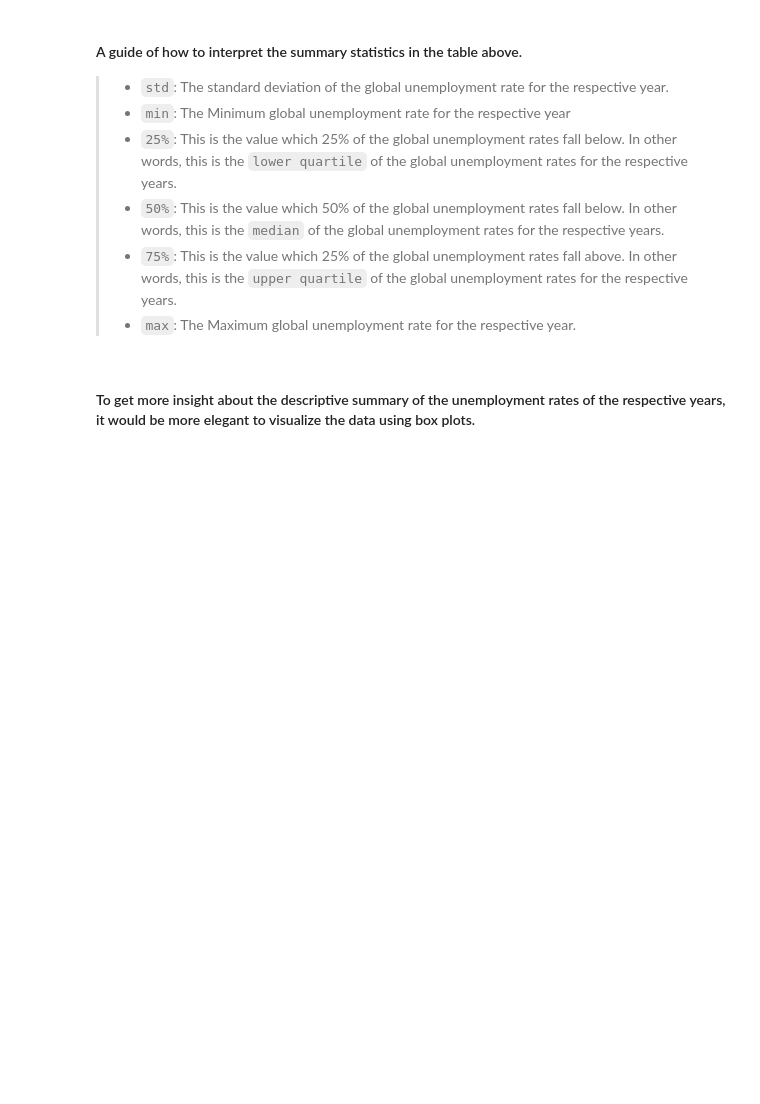
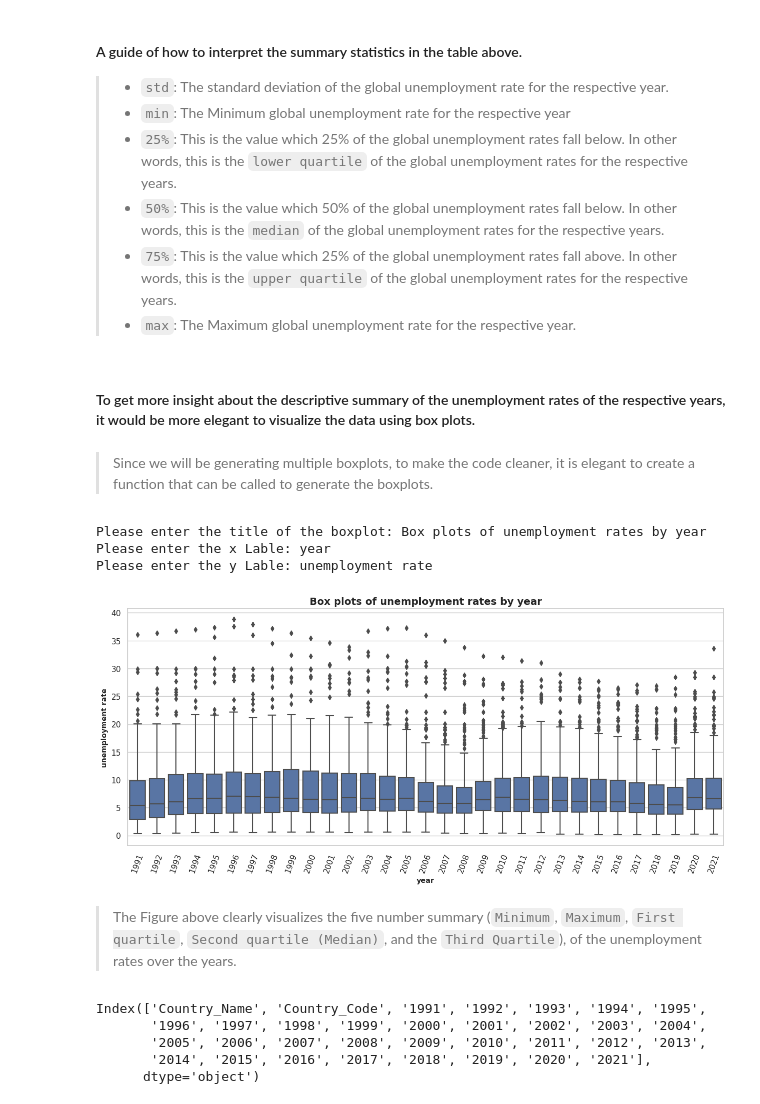
Before and after one commit to Kevson1/Unemployment-Data-Analysis, a Jupyter notebook: Employment Status Analysis.ipynb, the cells around one changed output. Saved outputs shown, nothing was run; the diff lists cells and outputs as text; code cells hidden in the pictures; blank space fills up the shorter version.

Commit message:
Modifies the unemployment ipynb file

```diff
--- a/Employment Status Analysis.ipynb
+++ b/Employment Status Analysis.ipynb
@@ -185,3 +188,5 @@ df.describe()
 > - `max`: The Maximum global unemployment rate for the respective year.
 # %% [markdown]
 #### To get more insight about the descriptive summary of the unemployment rates of the respective years, it would be more elegant to visualize the data using box plots.
+# %% [markdown]
+> Since we will be generating multiple boxplots, to make the code cleaner, it is elegant to create a function that can be called to generate the boxplots.
@@ -187,0 +235,23 @@ df.describe()
+# %%
+# Call the boxplot function to generate a boxplot of unemployment rates by year.
+boxplot(15, 6, 0, df, 70)
+
+# Paste the following text when prompted.
+# Title: 'Box plots of unemployment rates by year'
+# x_label: 'year'
+# y_label: 'unemployment rate'
+# %% [output]
+Please enter the title of the boxplot: Box plots of unemployment rates by year
+Please enter the x Lable: year
+Please enter the y Lable: unemployment rate
+[figure, added]
+# %% [markdown]
+> The Figure above clearly visualizes the five number summary (`Minimum`, `Maximum`, `First quartile`, `Second quartile (Median)`, and the `Third Quartile`), of the unemployment rates over the years.
+# %%
+df.columns
+# %% [output]
+Index(['Country_Name', 'Country_Code', '1991', '1992', '1993', '1994', '1995',
+       '1996', '1997', '1998', '1999', '2000', '2001', '2002', '2003', '2004',
+       '2005', '2006', '2007', '2008', '2009', '2010', '2011', '2012', '2013',
+       '2014', '2015', '2016', '2017', '2018', '2019', '2020', '2021'],
+      dtype='object')
```
Also changed, not shown: parts of 6 cells of this notebook.
